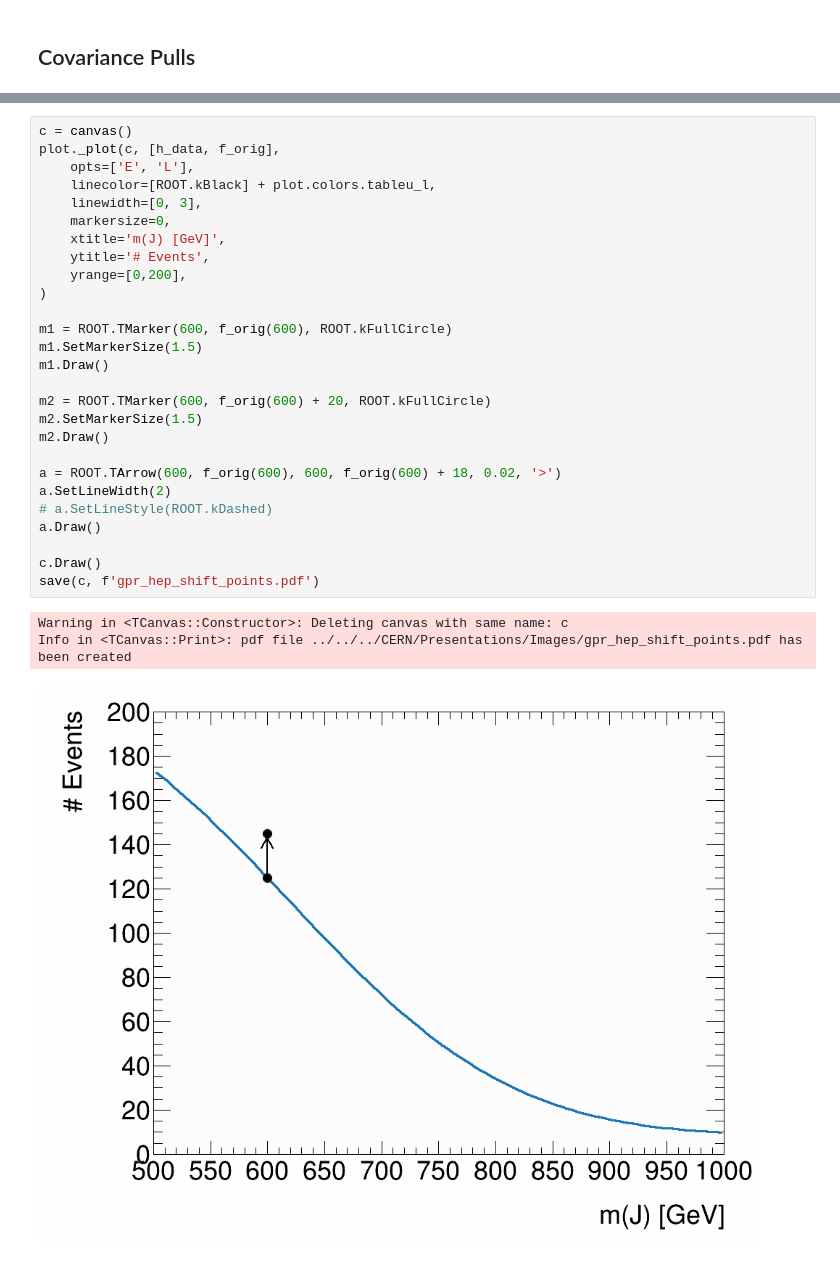
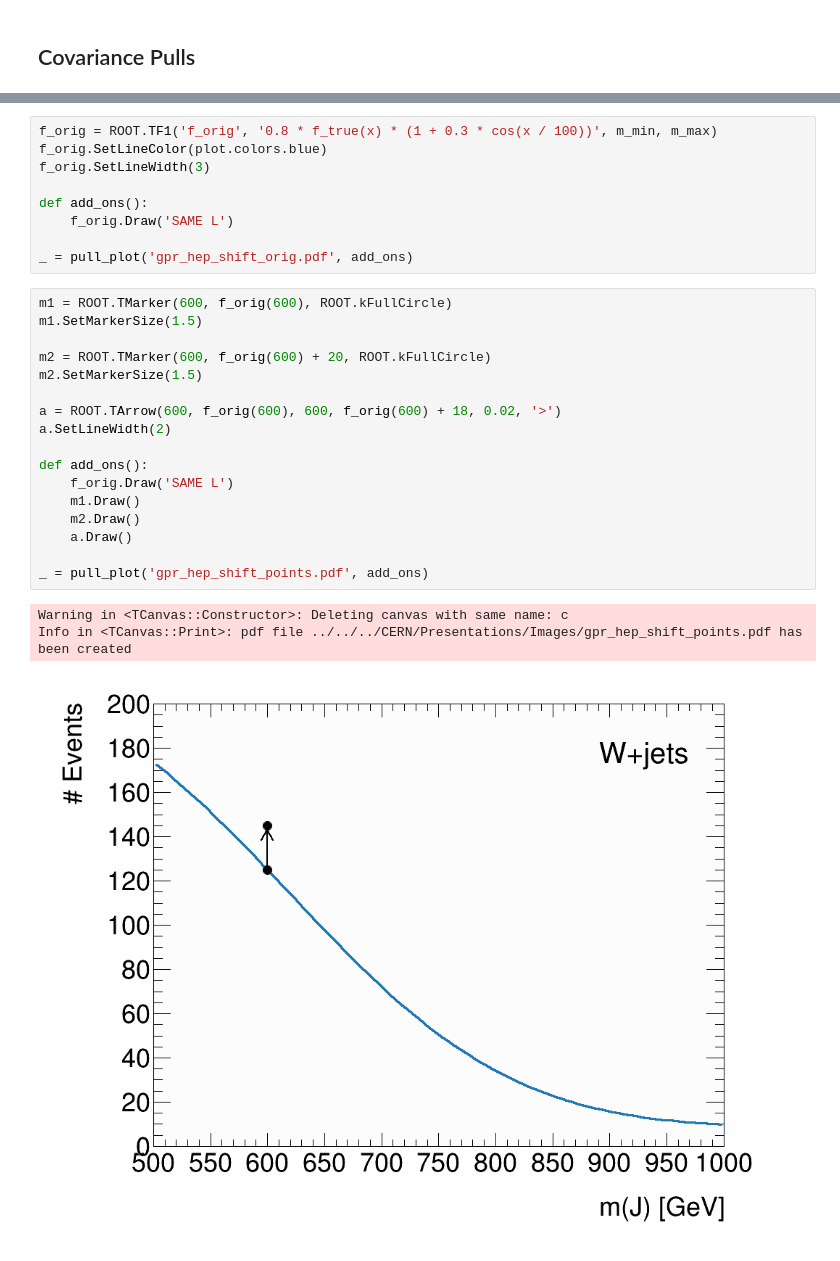
Before and after one commit to riley-x/GaussianProcessExample, a Jupyter notebook: hep.ipynb, the cells around one changed output, grey strips where cells are left out. Saved outputs shown, nothing was run; the diff lists cells and outputs as text.

```diff
--- a/hep.ipynb
+++ b/hep.ipynb
@@ -827,34 +832,33 @@ Info in <TCanvas::Print>: pdf file ../../../CERN/Presentations/Images/gpr_hep_sh
+# %%
+f_orig = ROOT.TF1('f_orig', '0.8 * f_true(x) * (1 + 0.3 * cos(x / 100))', m_min, m_max)
+f_orig.SetLineColor(plot.colors.blue)
+f_orig.SetLineWidth(3)
+
+def add_ons():
+    f_orig.Draw('SAME L')
+
+_ = pull_plot('gpr_hep_shift_orig.pdf', add_ons)
 # %%
-c = canvas()
-plot._plot(c, [h_data, f_orig],
-    opts=['E', 'L'],
-    linecolor=[ROOT.kBlack] + plot.colors.tableu_l,
-    linewidth=[0, 3],
-    markersize=0,
-    xtitle='m(J) [GeV]',
-    ytitle='# Events',
-    yrange=[0,200],
-)
-
 m1 = ROOT.TMarker(600, f_orig(600), ROOT.kFullCircle)
 m1.SetMarkerSize(1.5)
-m1.Draw()
 
 m2 = ROOT.TMarker(600, f_orig(600) + 20, ROOT.kFullCircle)
 m2.SetMarkerSize(1.5)
-m2.Draw()
 
 a = ROOT.TArrow(600, f_orig(600), 600, f_orig(600) + 18, 0.02, '>')
 a.SetLineWidth(2)
-# a.SetLineStyle(ROOT.kDashed)
-a.Draw()
 
-c.Draw()
-save(c, f'gpr_hep_shift_points.pdf')
+def add_ons():
+    f_orig.Draw('SAME L')
+    m1.Draw()
+    m2.Draw()
+    a.Draw()
+
+_ = pull_plot('gpr_hep_shift_points.pdf', add_ons)
 # %% [output]
 Warning in <TCanvas::Constructor>: Deleting canvas with same name: c
 Info in <TCanvas::Print>: pdf file ../../../CERN/Presentations/Images/gpr_hep_shift_points.pdf has been created
-[figure, old version]
+[figure, new version]
 # %%
 funcs = [
     ROOT.TF1('f1', 'f_orig(x) + 20*exp(-0.5*((x-600)/10)**2)', m_min, m_max),
```
Also changed, not shown: parts of 3 cells of this notebook.
